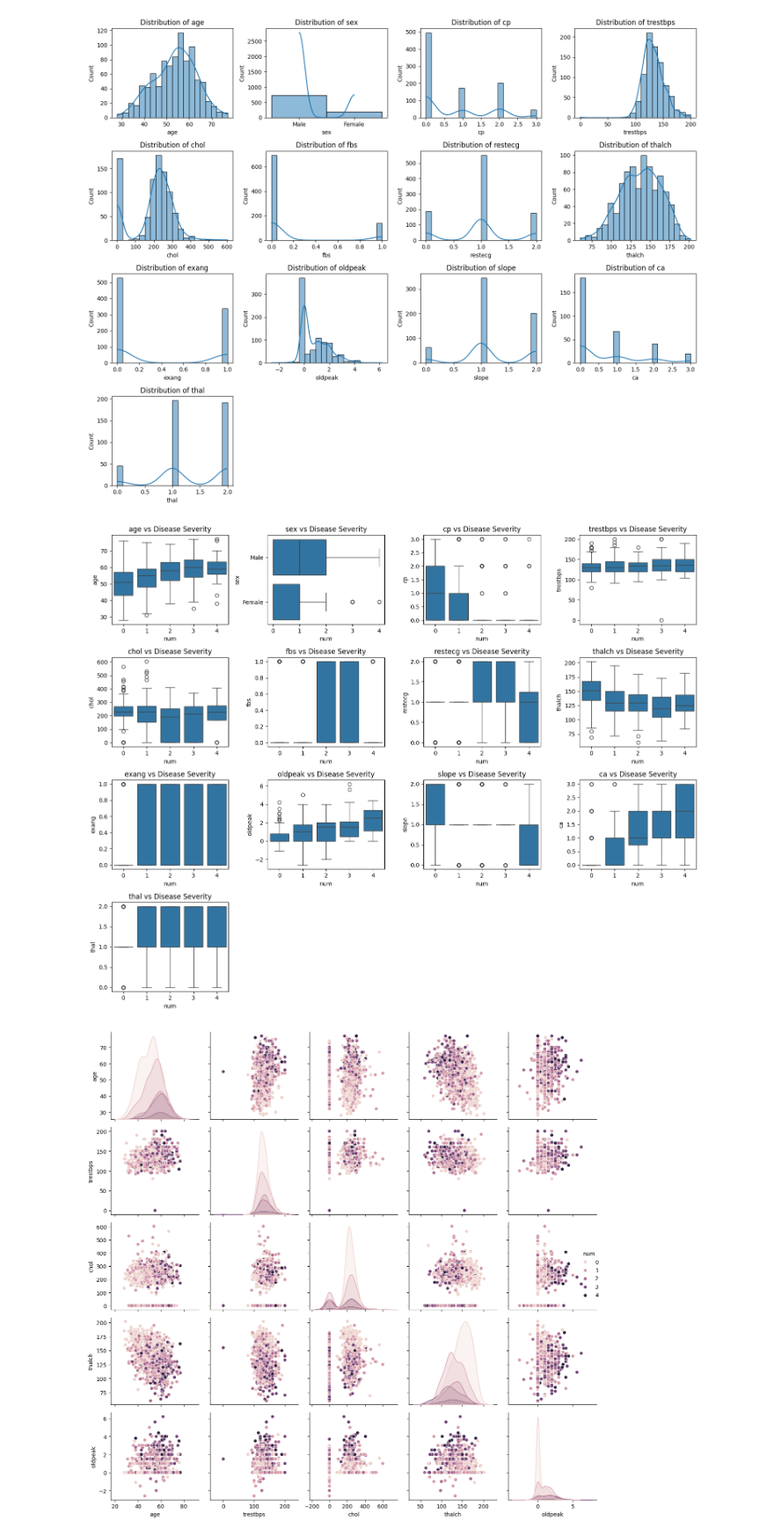
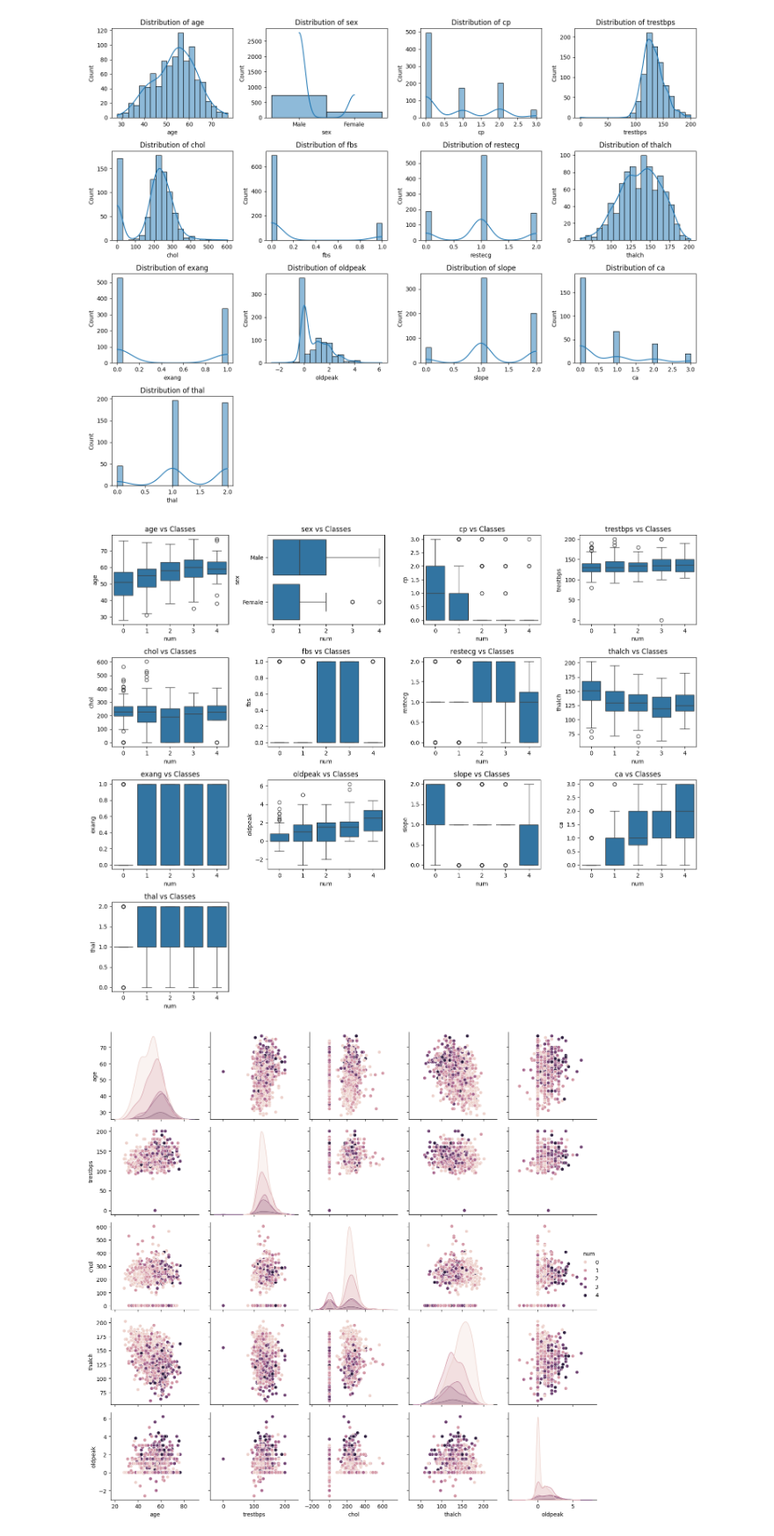
Before and after one commit to harika-maha/Dubai_PG-3, a Jupyter notebook: UCI_notebook.ipynb, the cells around one changed output. Shown at 88% size. Cells and saved outputs as stored; diff of their text form; code cells hidden in the pictures.

```diff
--- a/UCI_notebook.ipynb
+++ b/UCI_notebook.ipynb
@@ -151,13 +160,13 @@ plt.tight_layout()
 # %%
 plt.figure(figsize=(15, 12))
 for i, feature in enumerate(features[:-1], 1):
     plt.subplot(4, 4, i)
     sns.boxplot(x='num', y=feature, data=df2)
-    plt.title(f'{feature} vs Disease Severity')
+    plt.title(f'{feature} vs Classes')
 plt.tight_layout()
 plt.show()
 # %% [output]
-[figure, old version]
+[figure, new version]
 # %%
 continuous_features = ['age', 'trestbps', 'chol', 'thalch', 'oldpeak', 'num']
 sns.pairplot(df2[continuous_features], hue='num', diag_kind='kde')
```
Also changed, not shown: parts of 33 cells of this notebook, 1 other file.
